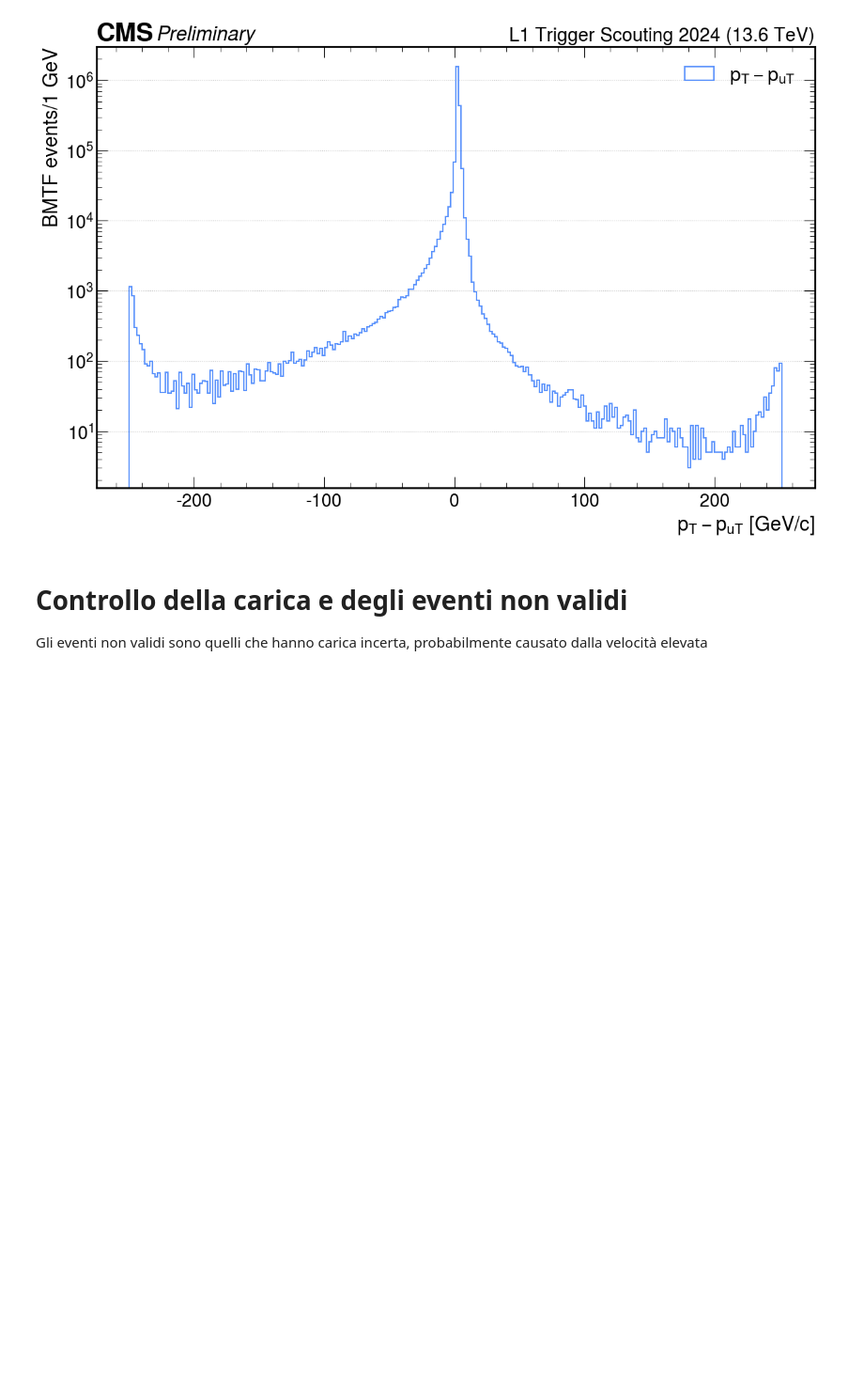
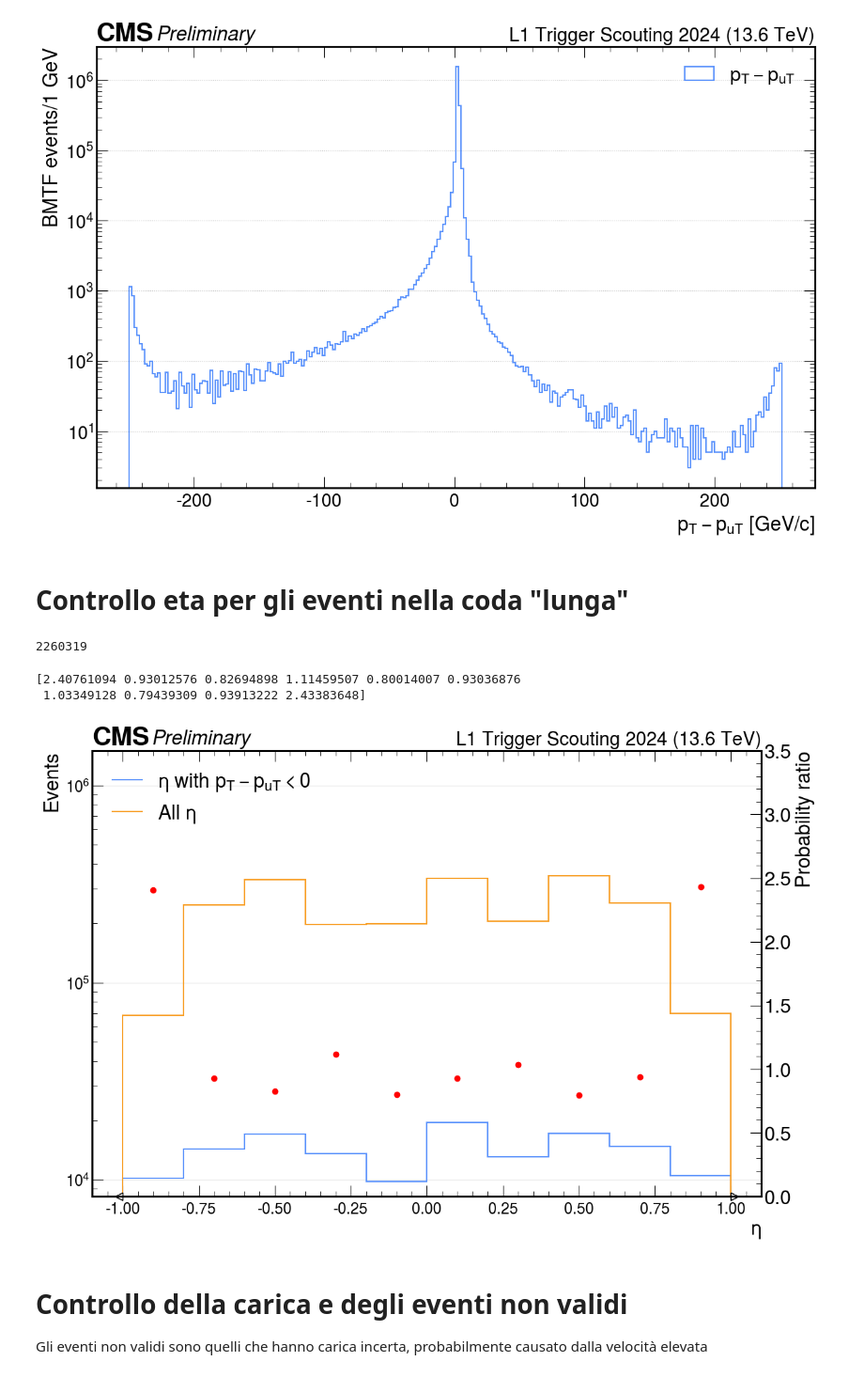
Before and after one commit to francescoreschio/Tesi-Triennale, a Jupyter notebook: Codice/BMTF.ipynb, the cells around one changed output. Shown at 94% size. Cells and saved outputs as stored; diff of their text form; code cells hidden in the pictures; blank space fills up the shorter version.

```diff
--- a/Codice/BMTF.ipynb
+++ b/Codice/BMTF.ipynb
@@ -195,8 +197,14 @@ bmtfPtuLS263 = ak.flatten(bmtf_awk_LS263.bmtfPtu)
 bmtfPtuLS264 = ak.flatten(bmtf_awk_LS264.bmtfPtu)
 bmtfPtuLS306 = ak.flatten(bmtf_awk_LS306.bmtfPtu)
 
+BmtfEtaLS133 = ak.flatten(bmtf_awk_LS133.bmtfEta)
+BmtfEtaLS263 = ak.flatten(bmtf_awk_LS263.bmtfEta)
+BmtfEtaLS264 = ak.flatten(bmtf_awk_LS264.bmtfEta)
+BmtfEtaLS306 = ak.flatten(bmtf_awk_LS306.bmtfEta)
+
 Pt = ak.concatenate([bmtfPtLS133, bmtfPtLS263, bmtfPtLS264, bmtfPtLS306])
 Ptu = ak.concatenate([bmtfPtuLS133, bmtfPtuLS263, bmtfPtuLS264, bmtfPtuLS306])
+BmtfEta = ak.concatenate([BmtfEtaLS133, BmtfEtaLS263, BmtfEtaLS264, BmtfEtaLS306])
 
 PtDiff = Pt - Ptu
 # %%
@@ -276,6 +284,71 @@ plt.savefig("../Immagini/ImmaginiPNG/BMTF_PtPtu.png")'''
 (1.0, 3.007999897003174)
 'plt.savefig("../Immagini/BMTF_PtPtu.pdf")\nplt.savefig("../Immagini/ImmaginiPNG/BMTF_PtPtu.png")'
 [figure]
+# %% [markdown]
+# Controllo eta per gli eventi nella coda "lunga"
+# %%
+print(len(PtDiff))
+
+EtaPtLeft = [BmtfEta[i] for i in range(len(PtDiff)) if PtDiff[i] < 0]
+PtDiffLeft = PtDiff[PtDiff < 0]
+PtDiffRight = PtDiff[PtDiff >= 0]
+EtaPtRight = [BmtfEta[i] for i in range(len(PtDiff)) if PtDiff[i] >= 0]
+# %% [output]
+2260319
+# %%
+PtDiffLeftRange = np.arange(-252, 0, 10)
+EtaRange = np.arange(-1, 1.2, 0.2)
+
+EtaPtLeft_Hist = hist.Hist(hist.axis.Variable(np.round(EtaRange, 2), name='Eta', ),)
+EtaPtRight_Hist = hist.Hist(hist.axis.Variable(np.round(EtaRange, 2), name='Eta', ),)
+EtaPt_Hist = hist.Hist(hist.axis.Variable(np.round(EtaRange, 2), name='Eta', ),)
+
+EtaPtLeft_Hist.fill(Eta=EtaPtLeft)
+EtaPtRight_Hist.fill(Eta=EtaPtRight)
+EtaPt_Hist.fill(Eta=BmtfEta)
+
+NormEtaPt = EtaPt_Hist.values()/ np.sum(EtaPt_Hist.values())
+NormEtaPtLeft = EtaPtLeft_Hist.values()/ np.sum(EtaPtLeft_Hist.values())
+
+EtaRatio = NormEtaPtLeft / NormEtaPt
+
+centers = 0.5 * (EtaRange[1:] + EtaRange[:-1])
+
+print(EtaRatio)
+
+
+fig, ax = plt.subplots(figsize=(12, 8), constrained_layout=True)
+set_label_font(ax, FONTSIZE)
+set_tick_font(ax, FONTSIZE-2)
+draw_grid(ax, axis="y")
+draw_cms_label(ax, fontsize= FONTSIZE, rlabel="L1 Trigger Scouting 2024 (13.6 TeV)")
+
+hep.histplot(EtaPtLeft_Hist, label="$\eta$ with $p_T - p_{uT} < 0$", yerr = False)
+#hep.histplot(EtaPtRight_Hist)
+hep.histplot(EtaPt_Hist, label="All $\eta$", yerr = False)
+
+ax.set_ylabel(r'Events')
+ax.set_xlabel(r'$\eta$')
+ax.set_yscale("log")
+ax.tick_params(axis='both', which='both', labelsize = FONTSIZE - 5)
+#ax.legend()
+ax.set_ylim(0, 1.5e6)
+
+ax.legend(loc='upper left', fontsize = FONTSIZE)
+ax2 = ax.twinx()
+
+ax2.scatter(centers, EtaRatio, c = 'red')
+ax2.set_ylim(0, 3.5)
+ax2.set_ylabel("Probability ratio", fontsize = FONTSIZE)
+
+'''plt.savefig("../Immagini/BMTFPhiEta.pdf")
+plt.savefig("../Immagini/ImmaginiPNG/BMTFPhiEta.png")'''
+
+plt.show()
+# %% [output]
+[2.40761094 0.93012576 0.82694898 1.11459507 0.80014007 0.93036876
+ 1.03349128 0.79439309 0.93913222 2.43383648]
+[figure, added]
 # %% [markdown]
 # Controllo della carica e degli eventi non validi
 
```
Also changed, not shown: parts of 1 cell of this notebook, 3 other files.
